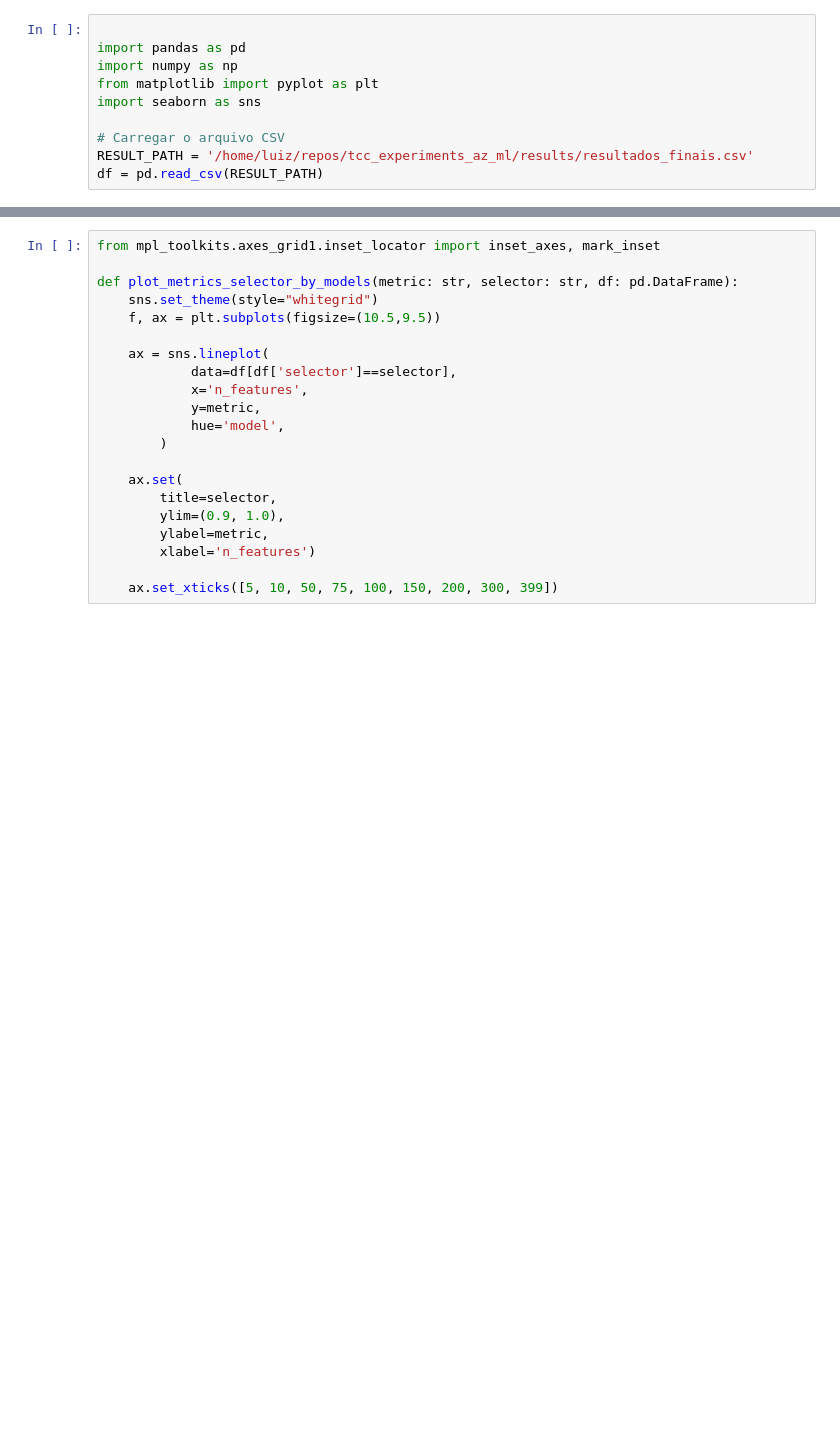
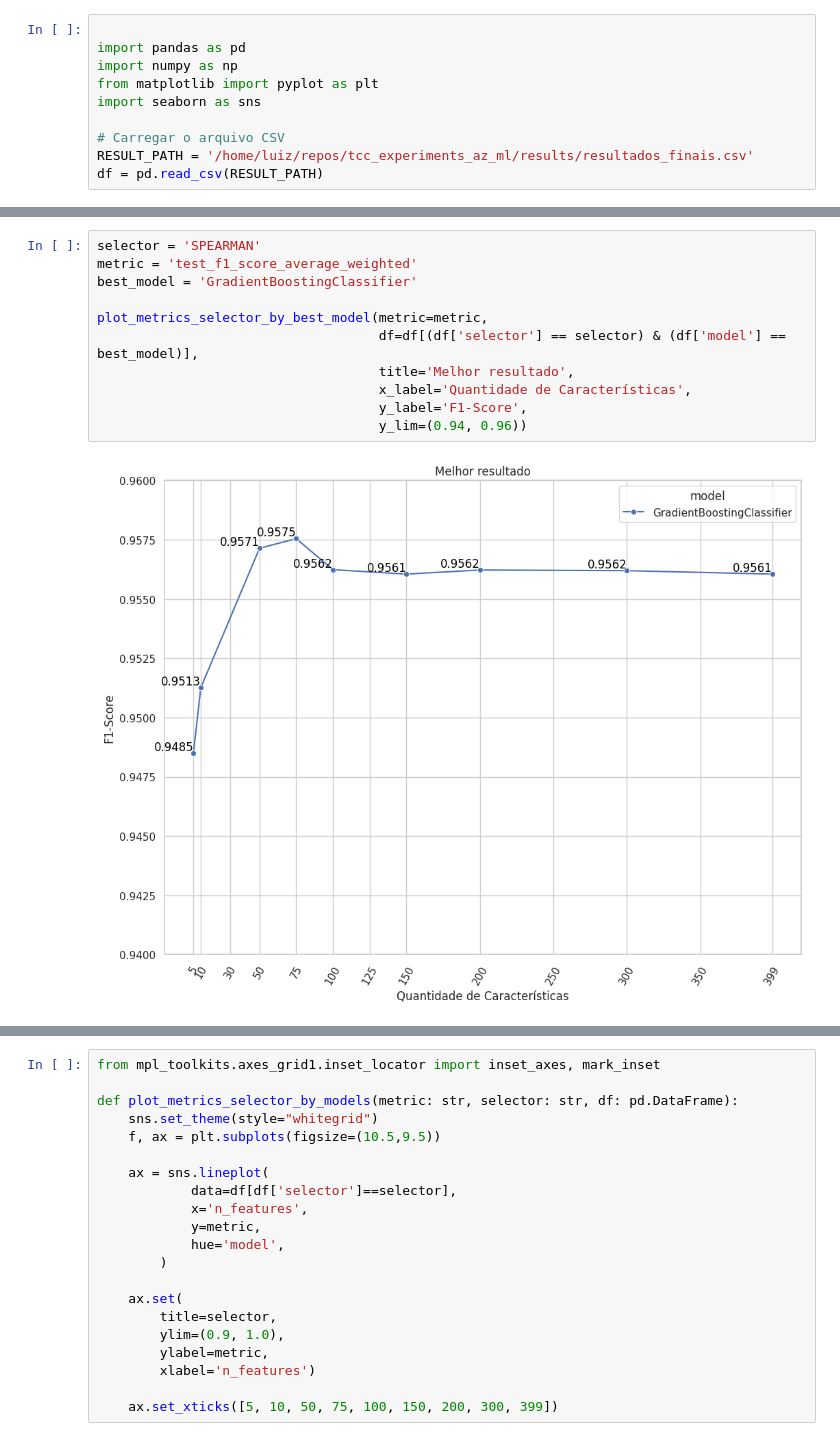
Before and after one commit to fsluizvictor/tcc_experiments_az_ml, a Jupyter notebook: src/notebooks/results/plot_experiments.ipynb, the cells around one changed output, grey strips where cells are left out. Drawn from its saved outputs; the diff is of its cells as text; blank space fills up the shorter version.

```diff
--- a/src/notebooks/results/plot_experiments.ipynb
+++ b/src/notebooks/results/plot_experiments.ipynb
@@ -39,0 +141,13 @@ df.sort_values(by=['n_features','test_accuracy_score', 'test_f1_score_average_we
+# %%
+selector = 'SPEARMAN'
+metric = 'test_f1_score_average_weighted'
+best_model = 'GradientBoostingClassifier'
+
+plot_metrics_selector_by_best_model(metric=metric,
+                                    df=df[(df['selector'] == selector) & (df['model'] == best_model)],
+                                    title='Melhor resultado',
+                                    x_label='Quantidade de Características',
+                                    y_label='F1-Score',
+                                    y_lim=(0.94, 0.96))
+# %% [output]
+[figure, added]
```
Also changed, not shown: parts of 14 cells of this notebook, 9 other files.
